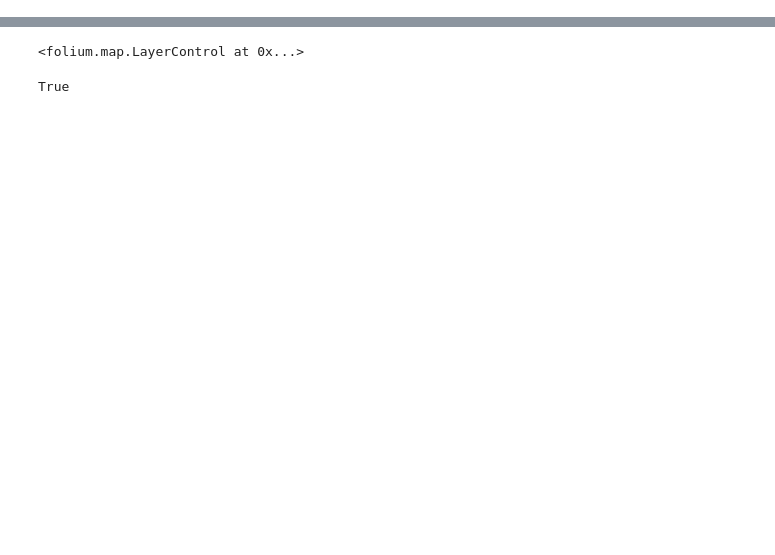
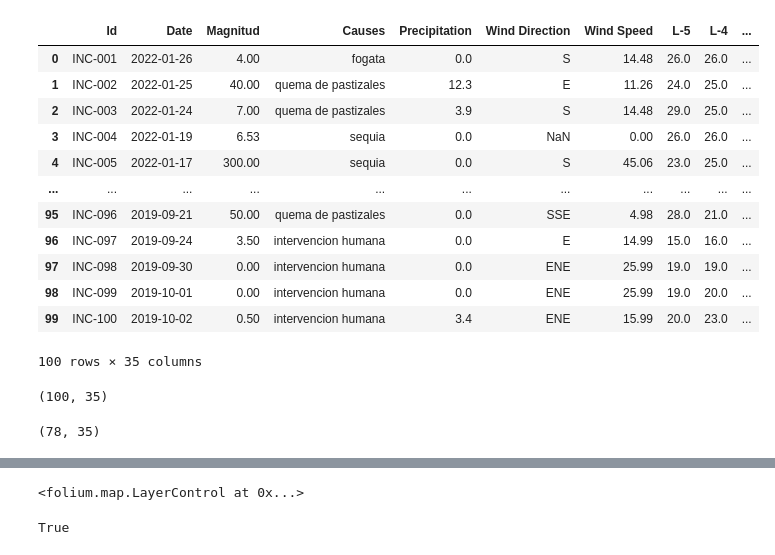
Before and after one commit to happystep/BigDataFinalProject, a Jupyter notebook: test.ipynb, the cells around one changed output, grey strips where cells are left out. Saved outputs shown, nothing was run; the diff lists cells and outputs as text; code cells hidden in the pictures; blank space fills up the shorter version.

```diff
--- a/test.ipynb
+++ b/test.ipynb
@@ -11,0 +14,21 @@ import pandas as pd
+# %%
+fires = pd.read_excel('./Fires.xlsx')
+fires
+# %% [output]
+|  | Id | Date | Magnitud | Causes | Precipitation | Wind Direction | Wind Speed | L-5 | L-4 | ... |
+| 0 | INC-001 | 2022-01-26 | 4.00 | fogata | 0.0 | S | 14.48 | 26.0 | 26.0 | ... |
+| 1 | INC-002 | 2022-01-25 | 40.00 | quema de pastizales | 12.3 | E | 11.26 | 24.0 | 25.0 | ... |
+| 2 | INC-003 | 2022-01-24 | 7.00 | quema de pastizales | 3.9 | S | 14.48 | 29.0 | 25.0 | ... |
+| 3 | INC-004 | 2022-01-19 | 6.53 | sequia | 0.0 | NaN | 0.00 | 26.0 | 26.0 | ... |
+| 4 | INC-005 | 2022-01-17 | 300.00 | sequia | 0.0 | S | 45.06 | 23.0 | 25.0 | ... |
+| ... | ... | ... | ... | ... | ... | ... | ... | ... | ... | ... |
+| 95 | INC-096 | 2019-09-21 | 50.00 | quema de pastizales | 0.0 | SSE | 4.98 | 28.0 | 21.0 | ... |
+| 96 | INC-097 | 2019-09-24 | 3.50 | intervencion humana | 0.0 | E | 14.99 | 15.0 | 16.0 | ... |
+| 97 | INC-098 | 2019-09-30 | 0.00 | intervencion humana | 0.0 | ENE | 25.99 | 19.0 | 19.0 | ... |
+| 98 | INC-099 | 2019-10-01 | 0.00 | intervencion humana | 0.0 | ENE | 25.99 | 19.0 | 20.0 | ... |
+| 99 | INC-100 | 2019-10-02 | 0.50 | intervencion humana | 3.4 | ENE | 15.99 | 20.0 | 23.0 | ... |
+100 rows × 35 columns
+# %%
+fires.shape
+# %% [output]
+(100, 35)
@@ -11,0 +37,4 @@ import pandas as pd
+# %%
+fires_no_null.shape
+# %% [output]
+(78, 35)
```
Also changed, not shown: parts of 25 cells of this notebook, 4 other files.
